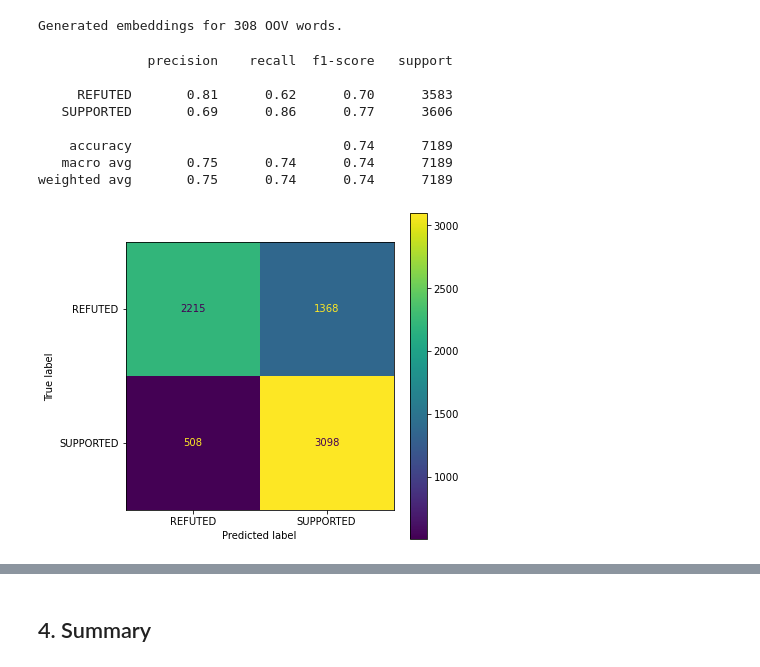
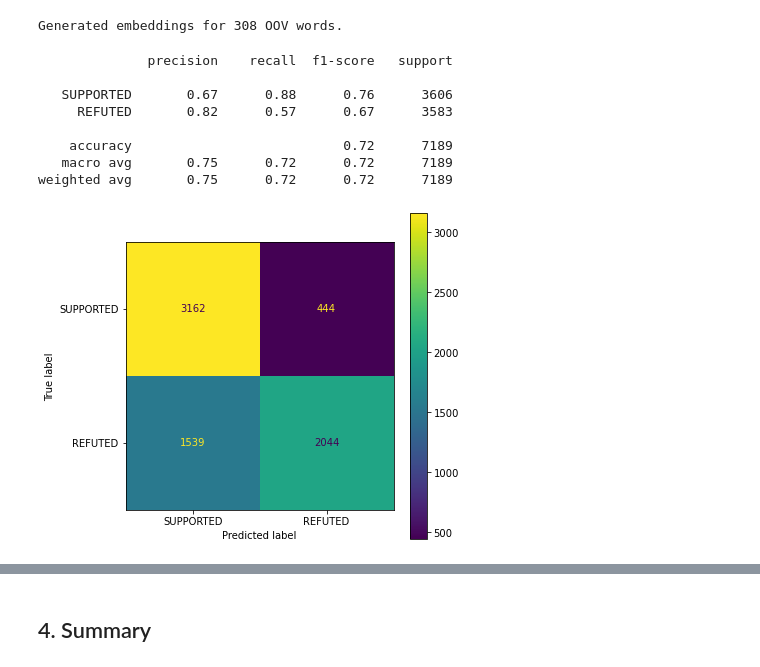
Before and after one commit to TheOnesThatWereAbroad/FactChecking, a Jupyter notebook: FactChecking.ipynb, the cells around one changed output, grey strips where cells are left out. Drawn from its saved outputs; the diff is of its cells as text; code cells hidden in the pictures.

```diff
--- a/FactChecking.ipynb
+++ b/FactChecking.ipynb
@@ -454,6 +467,7 @@ class TextVectorizer:
 
         # create the dictionary of index encodings for the words in the embedding vocabulary (idx 0 is reserved for padding)
         self.word_to_idx = {word: i for i, word in enumerate(self.vocabulary.keys())}
+        self.idx_to_word = {i: word for i, word in enumerate(self.vocabulary.keys())}
 
         # the embedding matrix shape will be (vocabulary_size, embedding_dim)
         self.embedding_matrix = np.array(list(self.vocabulary.values()))
@@ -751,0 +794,17 @@ The optimal rate for Dropout layer is 0.2.
+# %%
+choice_info = {
+    "embedding_mode": "rnn_avg",
+    "merging_mode": "concat",
+    "cosine_similarity": False,
+    "dropout_rate" : 0.5,
+    "regularizer": True
+}
+
+compile_info = {
+    'optimizer': keras.optimizers.Adam(learning_rate=1e-3),
+    'loss': 'binary_crossentropy',
+    'metrics': ['accuracy'],
+}
+
+model_base = build_model(max_tokens, vectorizer.embedding_matrix, choice_info, compile_info)
+model_base.summary()
@@ -754,24 +874,7 @@ The optimal rate for Dropout layer is 0.2.
 # %%
-choice_info = {
-    "embedding_mode": "rnn_avg",
-    "merging_mode": "concat",
-    "cosine_similarity": False,
-    "dropout_rate" : 0.2,
-    "regularizer": False
-}
-
-compile_info = {
-    'optimizer': keras.optimizers.Adam(learning_rate=1e-3),
-    'loss': 'binary_crossentropy',
-    'metrics': ['accuracy'],
-}
-
-model = build_model(max_tokens, vectorizer.embedding_matrix, choice_info, compile_info)
-model.summary()
-
 batch_size_train = 64
 epochs_training = 100
 callbacks_training = [keras.callbacks.EarlyStopping(monitor='val_accuracy', patience=10, mode="max", restore_best_weights=True)]
 
-model.fit({"claim": X_claim_train, "evidence": X_evidence_train}, y_train, epochs=epochs_training, batch_size=batch_size_train,  validation_data=({"claim": X_claim_val, "evidence": X_evidence_val}, y_val), callbacks=callbacks_training)
+history_base = model_base.fit({"claim": X_claim_train, "evidence": X_evidence_train}, y_train, epochs=epochs_training, batch_size=batch_size_train,  validation_data=({"claim": X_claim_val, "evidence": X_evidence_val}, y_val), callbacks=callbacks_training)
 # %% [output]
@@ -874,23 +1019,23 @@ def evaluate_model(model, X_claim_test, X_evidence_test, y_test):
     y_pred = model.predict({"claim": X_claim_test, "evidence": X_evidence_test})
     y_pred = [1 if y > 0.5 else 0 for y in y_pred]
 
-    labels = [0, 1]
-    target_names = ['REFUTED', 'SUPPORTED']
+    labels = [1, 0]
+    target_names = ['SUPPORTED', 'REFUTED']
     conf_matrix = confusion_matrix(y_test, y_pred, labels=labels)
     disp = ConfusionMatrixDisplay(conf_matrix, display_labels=target_names)
     fig, ax = plt.subplots(figsize=(6,6))
     disp.plot(ax=ax)
 
     print(classification_report(y_test, y_pred, zero_division=0, labels=labels, target_names=target_names))
-
-evaluate_model(model, X_claim_test, X_evidence_test, y_test)
-# %% [output]
-              precision    recall  f1-score   support
-
-     REFUTED       0.81      0.62      0.70      3583
-   SUPPORTED       0.69      0.86      0.77      3606
-
-    accuracy                           0.74      7189
-   macro avg       0.75      0.74      0.74      7189
-weighted avg       0.75      0.74      0.74      7189
-[figure, removed]
+# %%
+evaluate_model(model_base, X_claim_test, X_evidence_test, y_test)
+# %% [output]
+              precision    recall  f1-score   support
+
+   SUPPORTED       0.67      0.88      0.76      3606
+     REFUTED       0.82      0.57      0.67      3583
+
+    accuracy                           0.72      7189
+   macro avg       0.75      0.72      0.72      7189
+weighted avg       0.75      0.72      0.72      7189
+[figure, added]
```
Also changed, not shown: parts of 21 cells of this notebook.
